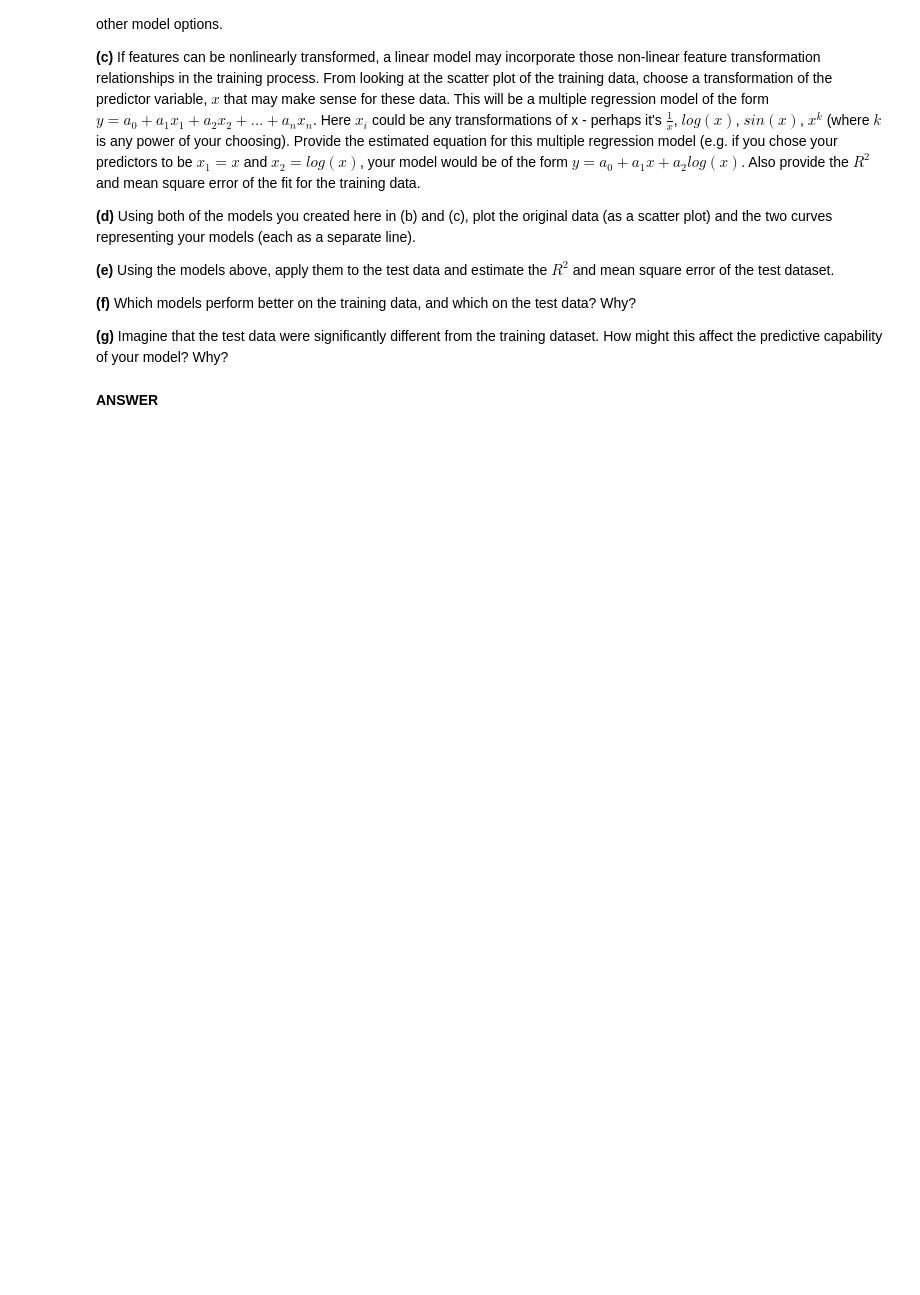
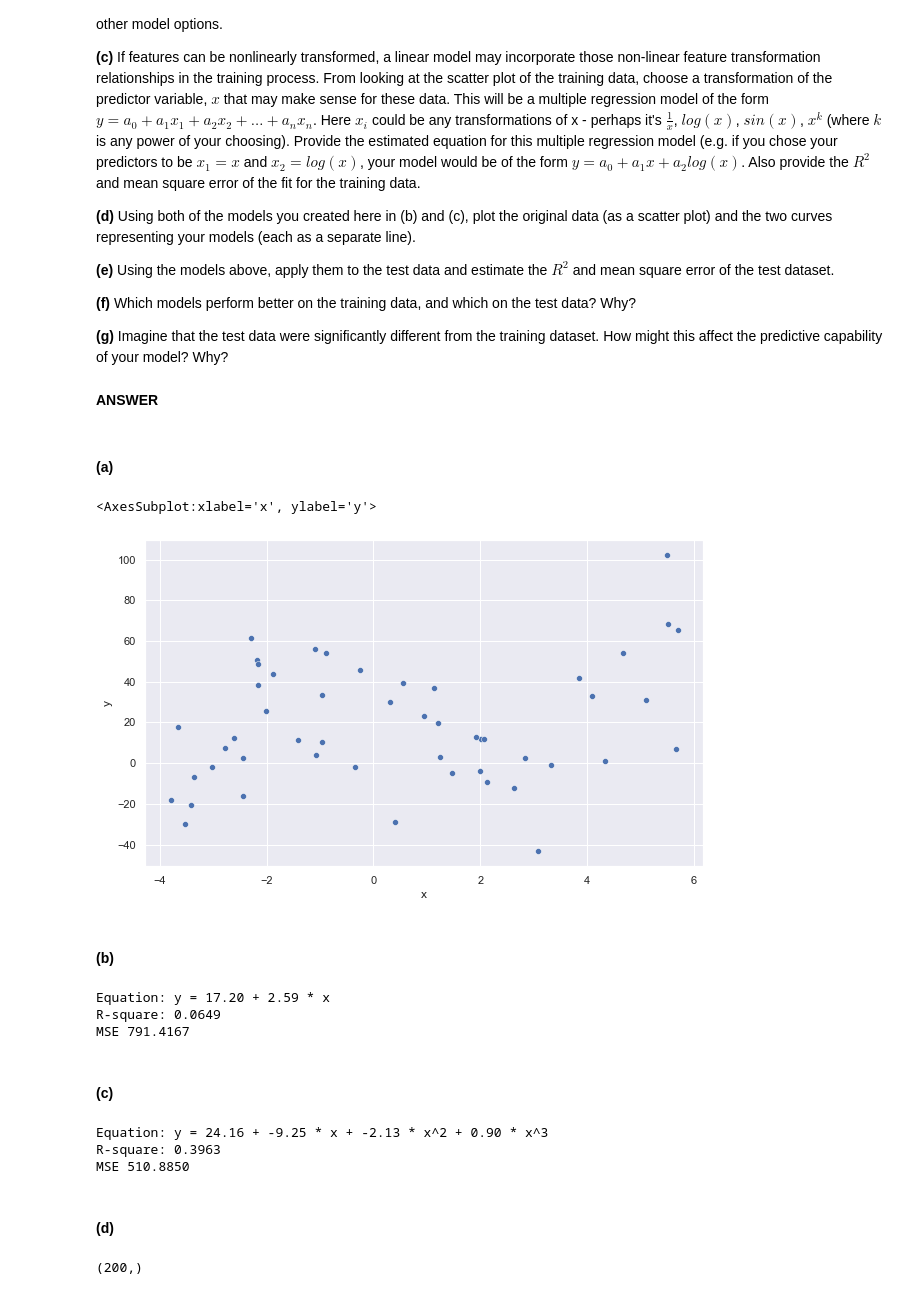
Before and after one commit to gamecicn/ids705, a Jupyter notebook: assignments/Assignment2/Assignment_2.ipynb, the cells around one changed output. Cells and saved outputs as stored; diff of their text form; code cells hidden in the pictures; blank space fills up the shorter version.

```diff
--- a/assignments/Assignment2/Assignment_2.ipynb
+++ b/assignments/Assignment2/Assignment_2.ipynb
@@ -468,3 +465,83 @@ to 0.1. The test error hit its lowest rate when the K value is about 10. After t
 **(g)** Imagine that the test data were significantly different from the training dataset. How might this affect the predictive capability of your model? Why?
 # %% [markdown]
 **ANSWER**
+# %% [markdown]
+#### (a)
+# %%
+import numpy as np
+import pandas as pd
+import matplotlib.pyplot as plt
+import seaborn as sns
+
+train = pd.read_csv('./data/A2_Q7_train.csv')
+test = pd.read_csv('./data/A2_Q7_test.csv')
+
+X_train, y_train = train.x, train.y
+X_test, y_test = test.x, test.y
+# %%
+plt.figure(figsize=(10,6))
+sns.scatterplot(x=X_train, y=y_train)
+# %% [output]
+<AxesSubplot:xlabel='x', ylabel='y'>
+[figure, added]
+# %% [markdown]
+#### (b)
+# %%
+from sklearn.linear_model import LinearRegression
+from sklearn.metrics import mean_squared_error, r2_score
+
+
+X_train_np = np.array(X_train).reshape(-1, 1)
+y_train_np = np.array(y_train).reshape(-1, 1)
+
+model = LinearRegression(fit_intercept=True)
+model.fit(X_train_np, y_train_np)
+
+print('Equation: y = {:0.2f} + {:0.2f} * x'.format(model.intercept_[0], model.coef_[0][0]))
+
+prediction = model.predict(X_train_np)
+
+r2 = r2_score(y_train_np, prediction)
+mse = mean_squared_error(y_train_np, prediction)
+
+print('R-square: {:0.4f}'.format(r2))
+print('MSE {:0.4f}'.format(mse))
+# %% [output]
+Equation: y = 17.20 + 2.59 * x
+R-square: 0.0649
+MSE 791.4167
+# %% [markdown]
+#### (c)
+# %%
+def transform_x(x):
+    return np.concatenate((x, x ** 2, x ** 3), axis=1)
+
+X_train_enhanced = transform_x(X_train_np)
+
+model_enhanced = LinearRegression(fit_intercept=True)
+model_enhanced.fit(X_train_enhanced, y_train_np)
+
+
+prediction_enhanced = model_enhanced.predict(X_train_enhanced)
+
+r2 = r2_score(y_train_np, prediction_enhanced)
+mse = mean_squared_error(y_train_np, prediction_enhanced)
+
+print('Equation: y = {:0.2f} + {:0.2f} * x + {:0.2f} * x^2 + {:0.2f} * x^3'.\
+              format(model_enhanced.intercept_[0],
+                     model_enhanced.coef_[0][0],
+                     model_enhanced.coef_[0][1],
+                     model_enhanced.coef_[0][2]))
+
+print('R-square: {:0.4f}'.format(r2))
+print('MSE {:0.4f}'.format(mse))
+# %% [output]
+Equation: y = 24.16 + -9.25 * x + -2.13 * x^2 + 0.90 * x^3
+R-square: 0.3963
+MSE 510.8850
+# %% [markdown]
+#### (d)
+# %%
+pd.Series(x).shape
+# %% [output]
+(200,)
```
Also changed, not shown: parts of 9 cells of this notebook.
